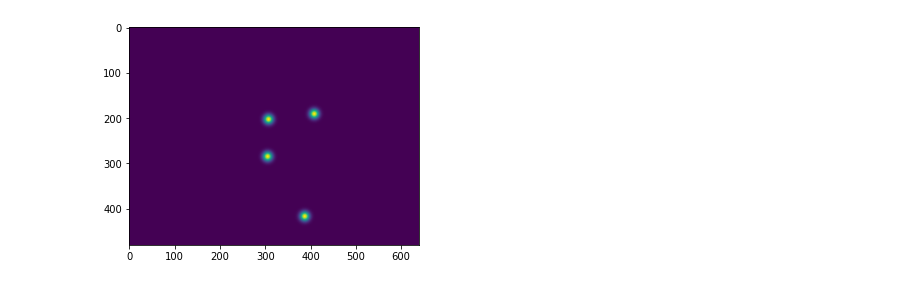
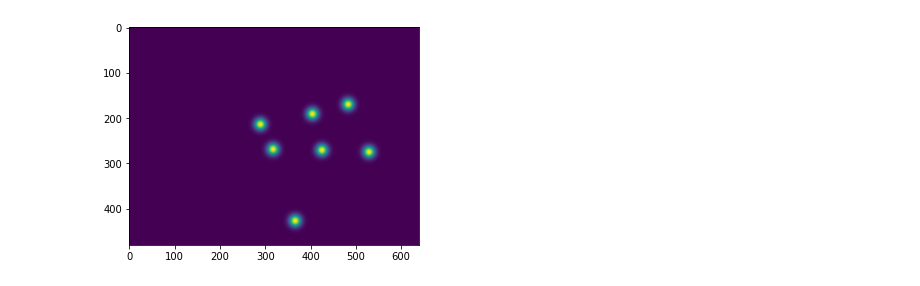
Before and after one commit to SOUMYA-PANJA/Coding, a Jupyter notebook: Projects/Raspberry/3_Gaussian_Distribution/main.ipynb, the cells around one changed output. Saved outputs shown, nothing was run; the diff lists cells and outputs as text; code cells hidden in the pictures.

```diff
--- a/Projects/Raspberry/3_Gaussian_Distribution/main.ipynb
+++ b/Projects/Raspberry/3_Gaussian_Distribution/main.ipynb
@@ -16,15 +43,0 @@ Gaussian_Matrix=[]
-# %%
-def gauss(x,y):
-    mu = np.array([x,y])
-    Sigma = np.array([[50,0],[0,50]])
-    X=np.linspace(0,640,640)
-    Y=np.linspace(0,480,480)
-    X, Y = np.meshgrid(X,Y)
-    # print(X.shape+(2,))
-    pos = np.empty(X.shape+(2,))
-    pos[:,:,0] = X
-    pos[:,:,1] = Y
-    Z = multi_gaussian(pos, mu, Sigma)
-    # plt.imshow(Z)
-    # plt.show()
-    Gaussian_Matrix.append(Z)
@@ -52,6 +44,23 @@ if __name__ == "__main__":
-# %%
-M1M2arr = np.sum(Gaussian_Matrix, axis=0)
-cb = plt.imshow(M1M2arr)
-plt.show()
-# %% [output]
-[figure, removed]
+# %%
+global Gaussian_Matrix
+
+file = 'file0'
+Gaussian_Matrix = []
+
+f = open('../coordinate/' + file + '.txt', 'r')
+
+co = f.read().split('\n')[:-1]
+
+for j in co:
+    x, y = j.split(',')
+    gauss(int(x), int(y))
+
+f.close()
+
+path = '../static/'+ file + '.png'
+img = cv2.imread(path, 0)
+
+M1M2arr = np.sum(Gaussian_Matrix, axis=0)
+cb = plt.imshow(M1M2arr)
+# %% [output]
+[figure, added]
```
Also changed, not shown: parts of 5 cells of this notebook, 11 other files.
